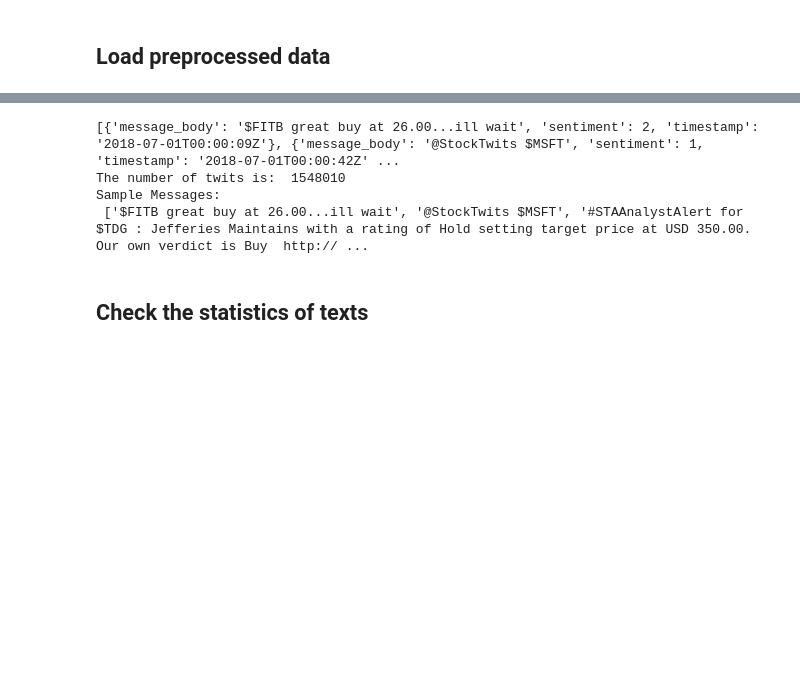
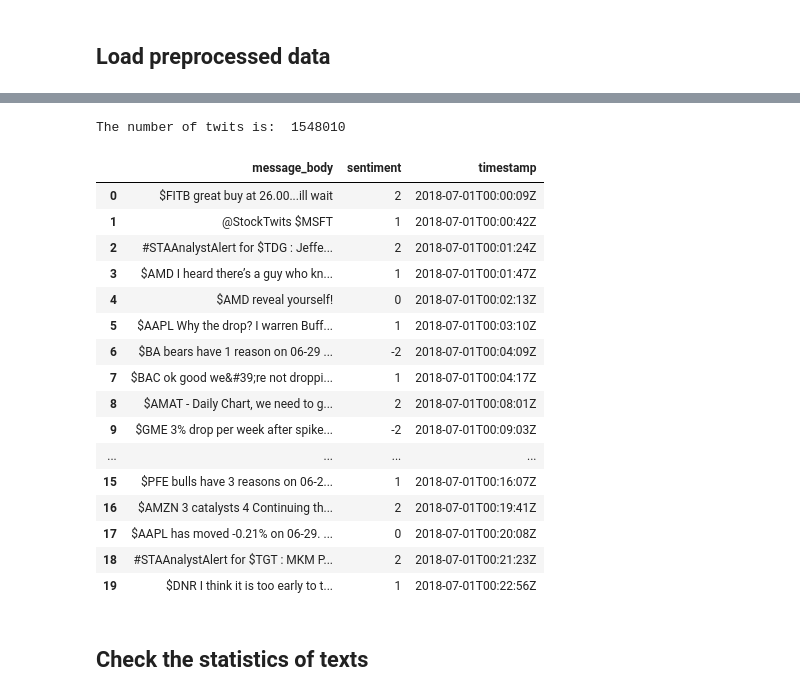
Before and after one commit to yukit-k/financial-phrase-bert, a Jupyter notebook: Model_Comparison_Tweet.ipynb, the cells around one changed output, grey strips where cells are left out. Drawn from its saved outputs; the diff is of its cells as text; code cells hidden in the pictures; blank space fills up the shorter version.

```diff
--- a/Model_Comparison_Tweet.ipynb
+++ b/Model_Comparison_Tweet.ipynb
@@ -180,12 +158,30 @@ def load_tweet(filename):
 # %%
 # Load data
 filename = 'twits.json'
-messages, sentiments = load_tweet(filename)
+messages, sentiments, df = load_tweet(filename)
 # %% [output]
-[{'message_body': '$FITB great buy at 26.00...ill wait', 'sentiment': 2, 'timestamp': '2018-07-01T00:00:09Z'}, {'message_body': '@StockTwits $MSFT', 'sentiment': 1, 'timestamp': '2018-07-01T00:00:42Z' ...
 The number of twits is:  1548010
-Sample Messages:
- ['$FITB great buy at 26.00...ill wait', '@StockTwits $MSFT', '#STAAnalystAlert for $TDG : Jefferies Maintains with a rating of Hold setting target price at USD 350.00. Our own verdict is Buy  http:// ...
+# %%
+pd.set_option('display.max_colwidth', -1)
+df.head(20)
+# %% [output]
+|  | message_body | sentiment | timestamp |
+| 0 | $FITB great buy at 26.00...ill wait | 2 | 2018-07-01T00:00:09Z |
+| 1 | @StockTwits $MSFT | 1 | 2018-07-01T00:00:42Z |
+| 2 | #STAAnalystAlert for $TDG : Jeffe... | 2 | 2018-07-01T00:01:24Z |
+| 3 | $AMD I heard there’s a guy who kn... | 1 | 2018-07-01T00:01:47Z |
+| 4 | $AMD reveal yourself! | 0 | 2018-07-01T00:02:13Z |
+| 5 | $AAPL Why the drop? I warren Buff... | 1 | 2018-07-01T00:03:10Z |
+| 6 | $BA bears have 1 reason on 06-29 ... | -2 | 2018-07-01T00:04:09Z |
+| 7 | $BAC ok good we&#39;re not droppi... | 1 | 2018-07-01T00:04:17Z |
+| 8 | $AMAT - Daily Chart, we need to g... | 2 | 2018-07-01T00:08:01Z |
+| 9 | $GME 3% drop per week after spike... | -2 | 2018-07-01T00:09:03Z |
+| ... | ... | ... | ... |
+| 15 | $PFE bulls have 3 reasons on 06-2... | 1 | 2018-07-01T00:16:07Z |
+| 16 | $AMZN 3 catalysts 4 Continuing th... | 2 | 2018-07-01T00:19:41Z |
+| 17 | $AAPL has moved -0.21% on 06-29. ... | 0 | 2018-07-01T00:20:08Z |
+| 18 | #STAAnalystAlert for $TGT : MKM P... | 2 | 2018-07-01T00:21:23Z |
+| 19 | $DNR I think it is too early to t... | 1 | 2018-07-01T00:22:56Z |
 # %% [markdown]
 ## Check the statistics of texts
 # %%
```
Also changed, not shown: parts of 16 cells of this notebook.
